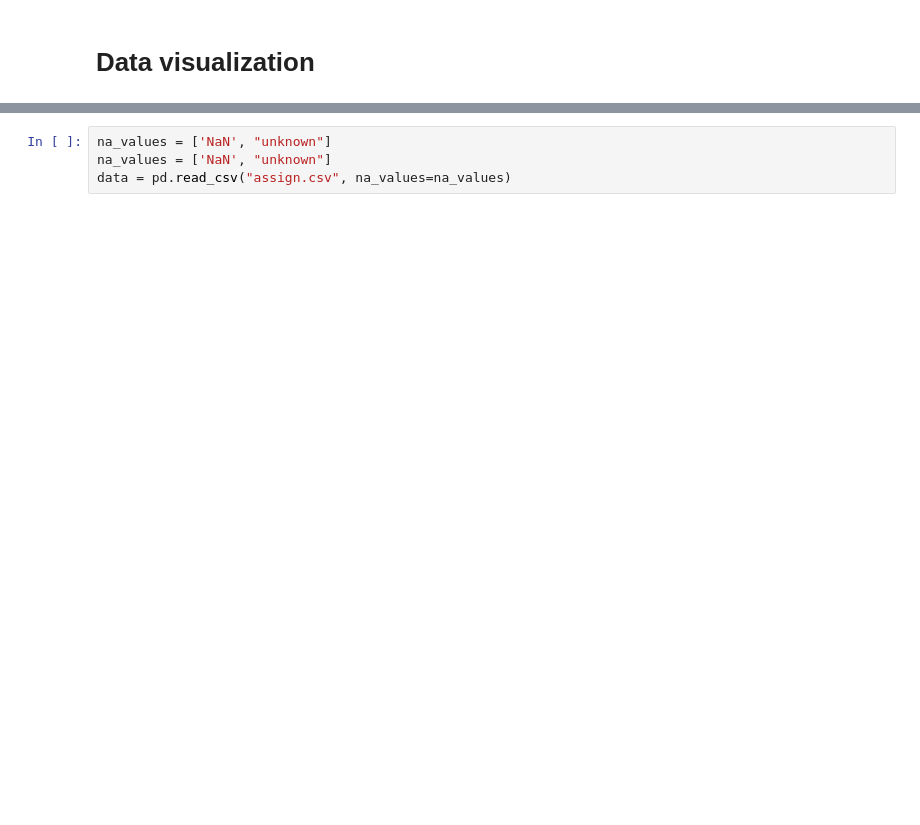
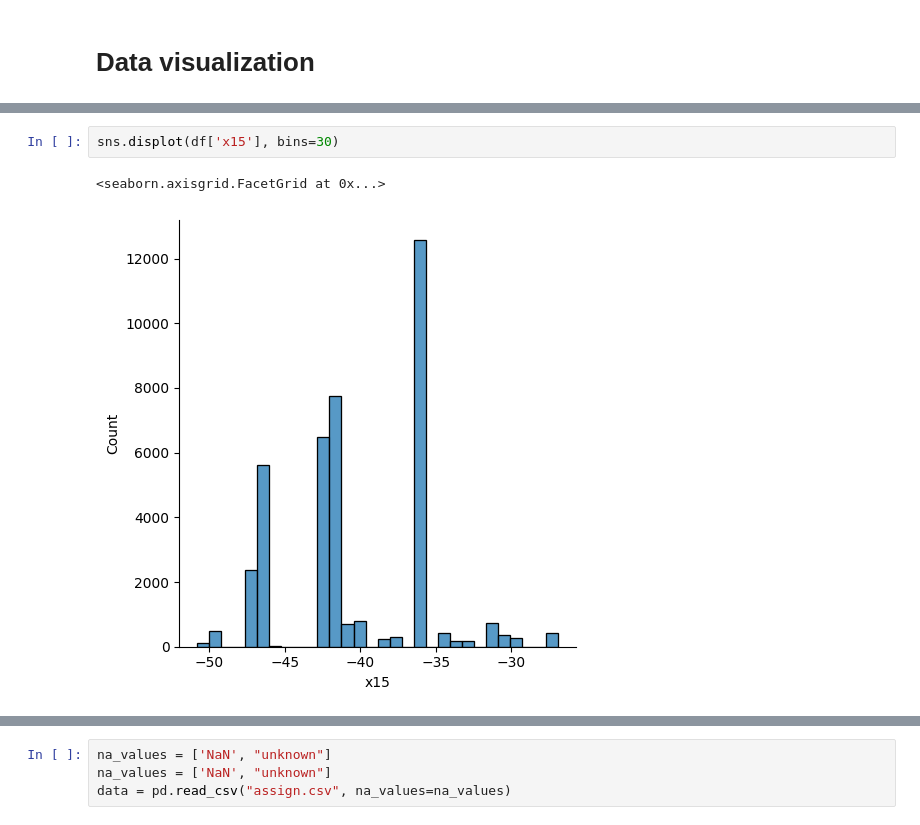
Before and after one commit to chan1992241/Machine_Learning_Practice, a Jupyter notebook: code.ipynb, the cells around one changed output, grey strips where cells are left out. Saved outputs shown, nothing was run; the diff lists cells and outputs as text; blank space fills up the shorter version.

```diff
--- a/code.ipynb
+++ b/code.ipynb
@@ -40,0 +127,5 @@ Process null value
+# %%
+sns.displot(df['x15'], bins=30)
+# %% [output]
+<seaborn.axisgrid.FacetGrid at 0x...>
+[figure, added]
```
Also changed, not shown: parts of 92 cells of this notebook.
